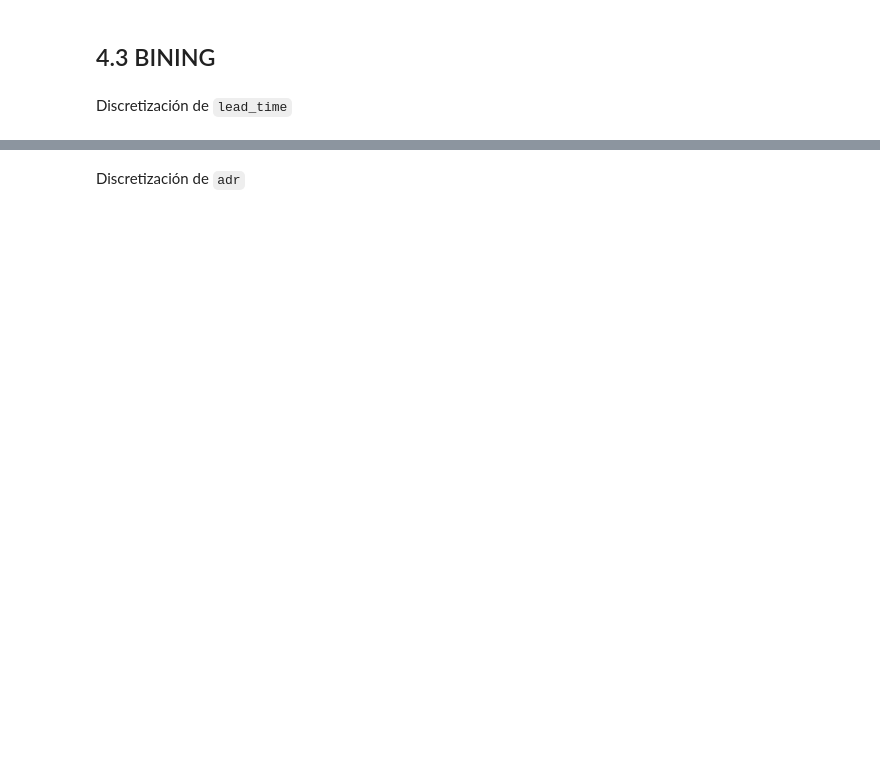
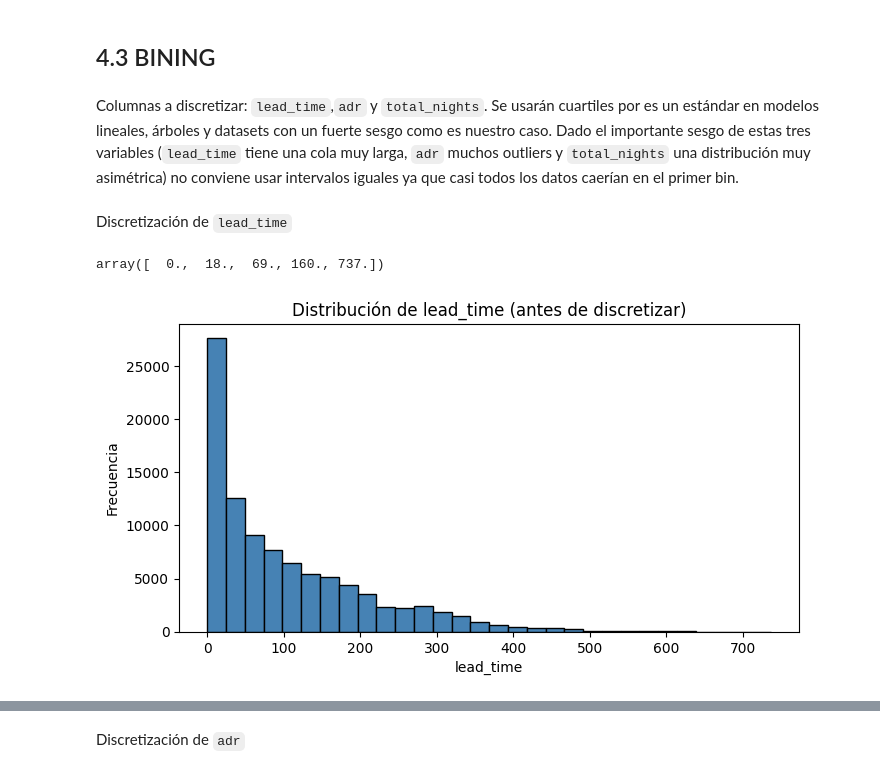
Before and after one commit to mrguezrodriguez/ML_hotel_bookings, a Jupyter notebook: main.ipynb, the cells around one changed output, grey strips where cells are left out. Cells and saved outputs as stored; diff of their text form; code cells hidden in the pictures; blank space fills up the shorter version.

Commit message:
refactor: update markdowns and add distribution plots for discretized numerical features

```diff
--- a/main.ipynb
+++ b/main.ipynb
@@ -567,9 +669,14 @@ Aunque es posible reconstruir la fecha completa y obtener el día de la semana,
 # %% [markdown]
 ## 4.3 BINING
+# %% [markdown]
+Columnas a discretizar: `lead_time`,`adr` y `total_nights`. Se usarán cuartiles por es un estándar en modelos lineales, árboles y datasets con un fuerte sesgo como es nuestro caso.
+Dado el importante sesgo de estas tres variables (`lead_time` tiene una cola muy larga, `adr` muchos outliers y `total_nights` una distribución muy asimétrica) no conviene usar intervalos iguales ya que casi todos los datos caerían en el primer bin.
 # %% [markdown]
 Discretización de `lead_time`
 # %%
+# qcut divide la variable en cuantiles con q = 4: Q1 25%, Q2 50% Q3 75% Y Q4 100%. Cuatro grupos con el mismo número de observaciones pero con rangos distintos
+# especialmente últil cuando la variable está muy sesgada
 bins_lead = pd.qcut(X_train['lead_time'], q=4, retbins=True)[1]
-
-X_train['lead_time_bin'] = pd.cut(X_train['lead_time'], bins=bins_lead, labels=['very_short','short','medium','long'], include_lowest=True)
-X_test['lead_time_bin'] = pd.cut(X_test['lead_time'], bins=bins_lead, labels=['very_short','short','medium','long'], include_lowest=True)
+bins_lead
+# %% [output]
+array([  0.,  18.,  69., 160., 737.])
@@ -575,0 +687,9 @@ X_test['lead_time_bin'] = pd.cut(X_test['lead_time'], bins=bins_lead, labels=['v
+# %%
+plt.figure(figsize=(8,4))
+plt.hist(X_train['lead_time'], bins=30, color='steelblue', edgecolor='black')
+plt.title('Distribución de lead_time (antes de discretizar)')
+plt.xlabel('lead_time')
+plt.ylabel('Frecuencia')
+plt.show()
+# %% [output]
+[figure, added]
```
Also changed, not shown: parts of 48 cells of this notebook.
